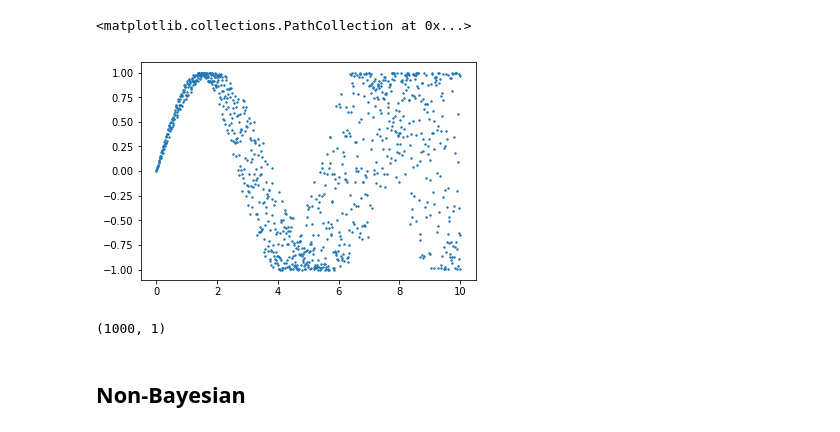
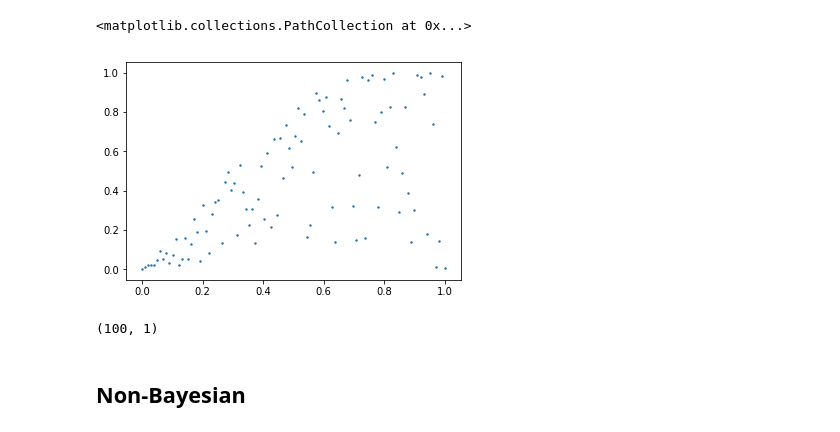
Before and after one commit to tomli1234/BDL, a Jupyter notebook: non_linear_regression.ipynb, the cells around one changed output. Cells and saved outputs as stored; diff of their text form; code cells hidden in the pictures.

```diff
--- a/non_linear_regression.ipynb
+++ b/non_linear_regression.ipynb
@@ -1,26 +1,26 @@
 # %%
 import pandas as pd
 import numpy as np
 %matplotlib inline
 import matplotlib.pyplot as plt
 import tensorflow as tf
 import tensorflow_probability as tfp
 
 # Data
-n = 1000
-x = np.linspace(0,10,n)
+n = 100
+x = np.linspace(0,1,n)
 epis = np.random.uniform(-1,1,n)
-y = np.sin(x + epis * (x/5)**1.1)
+y = np.sin(x + epis * (x/1)**1.1)
 
 plt.scatter(x, y, s = 2)
 # %% [output]
 <matplotlib.collections.PathCollection at 0x...>
-[figure, old version]
+[figure, new version]
 # %%
 x = x.reshape(n, 1)
 x.shape
 # %% [output]
-(1000, 1)
+(100, 1)
 # %% [markdown]
 ## Non-Bayesian
 # %%
```
Also changed, not shown: parts of 7 cells of this notebook.
